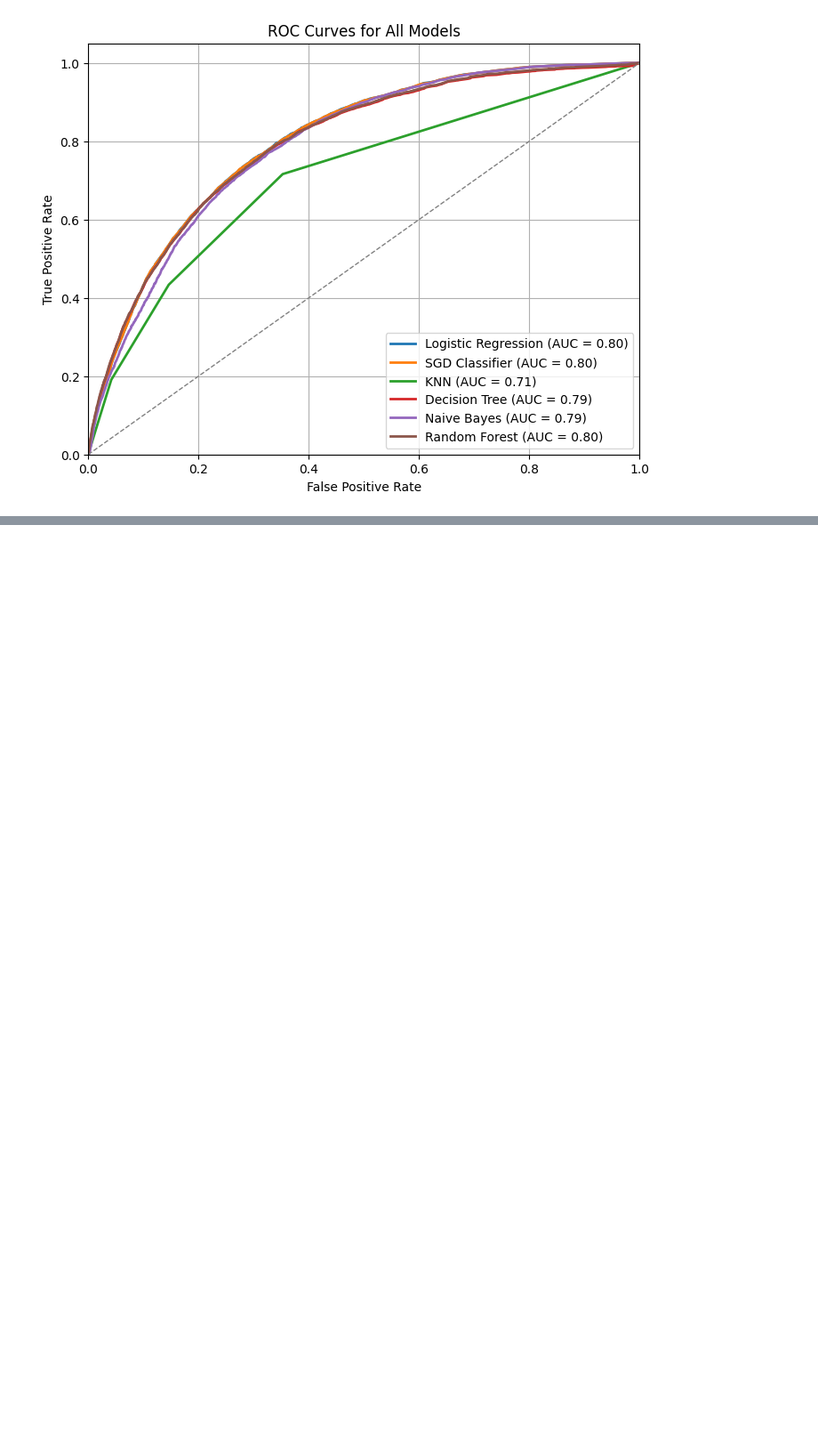
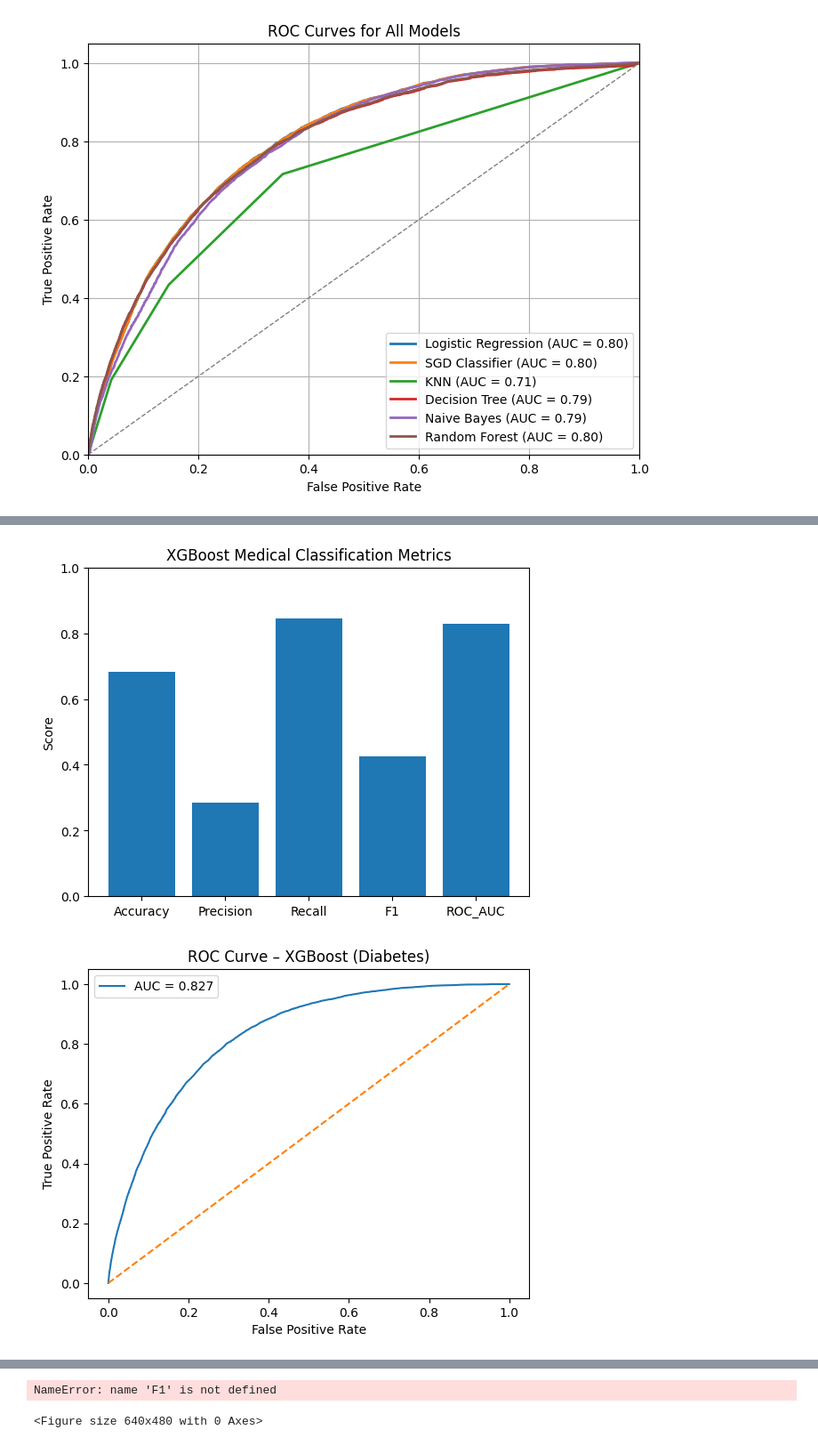
Before and after one commit to MohammedBabaqi/DiaClassifier-Benchmarking-ML-Models, a Jupyter notebook: notebooks/diabetes_classification_multiple_model_pipline.ipynb, the cells around one changed output, grey strips where cells are left out. Shown at 89% size. Saved outputs shown, nothing was run; the diff lists cells and outputs as text; code cells hidden in the pictures; blank space fills up the shorter version.

```diff
--- a/notebooks/diabetes_classification_multiple_model_pipline.ipynb
+++ b/notebooks/diabetes_classification_multiple_model_pipline.ipynb
@@ -1335,0 +1052,55 @@ print("✅ Model metadata saved as 'model_metadata.json'")
+# %%
+
+# =========================================================
+# 🔟 Visualization – Metrics Bar Plot
+# =========================================================
+metrics = ["Accuracy", "Precision", "Recall", "F1", "ROC_AUC"]
+values = results_df.loc[0, metrics]
+
+plt.figure()
+plt.bar(metrics, values)
+plt.ylim(0, 1)
+plt.title("XGBoost Medical Classification Metrics")
+plt.ylabel("Score")
+plt.show()
+
+
+# =========================================================
+# 1️⃣1️⃣ Visualization – ROC Curve
+# =========================================================
+fpr, tpr, _ = roc_curve(y_test, y_proba)
+
+plt.figure()
+plt.plot(fpr, tpr, label=f"AUC = {results_df.loc[0,'ROC_AUC']:.3f}")
+plt.plot([0, 1], [0, 1], linestyle='--')
+plt.xlabel("False Positive Rate")
+plt.ylabel("True Positive Rate")
+plt.title("ROC Curve – XGBoost (Diabetes)")
+plt.legend()
+plt.show()
+
+
+# =========================================================
+# 1️⃣2️⃣ Visualization – Precision Recall Curve
+# =========================================================
+plt.figure()
+plt.plot(recall, precision)
+plt.xlabel("Recall")
+plt.ylabel("Precision")
+plt.title("Precision–Recall Curve – XGBoost")
+plt.show()
+
+
+# =========================================================
+# 1️⃣3️⃣ Visualization – F1 vs Threshold
+# =========================================================
+plt.figure()
+plt.plot(thresholds, F1[:-1])
+plt.axvline(best_threshold, linestyle='--')
+plt.xlabel("Decision Threshold")
+plt.ylabel("F1 Score")
+plt.title("F1 Score vs Threshold")
+plt.show()
+# %% [output]
+[figure, added]
+[figure, added]
@@ -1335,0 +1108,2 @@ print("✅ Model metadata saved as 'model_metadata.json'")
+NameError: name 'F1' is not defined
+<Figure size 640x480 with 0 Axes>
```
Also changed, not shown: parts of 16 cells of this notebook, 4 other files.
